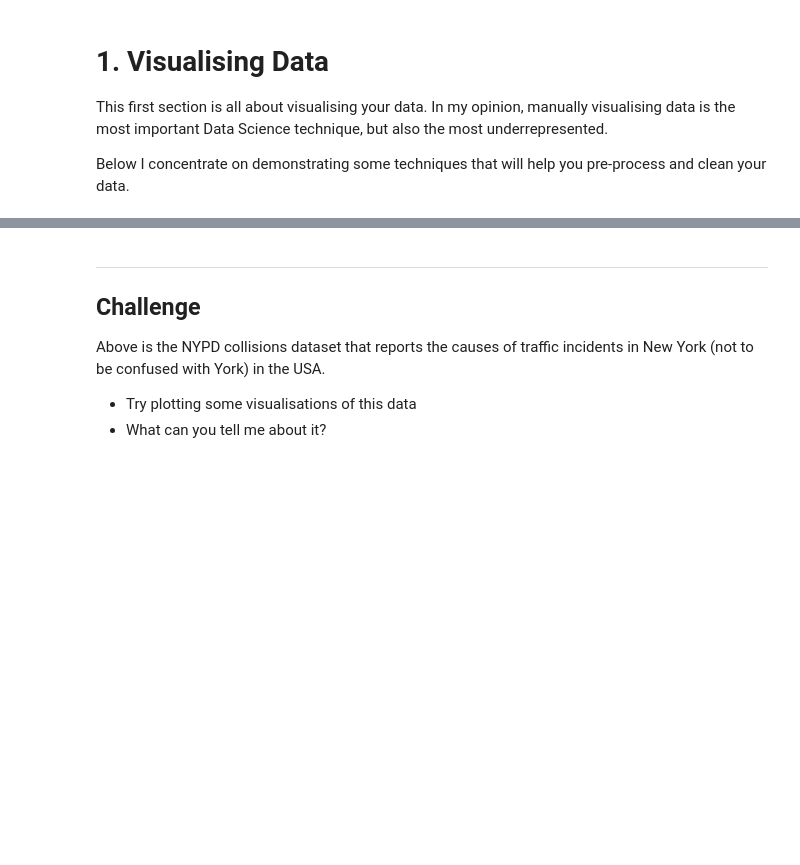
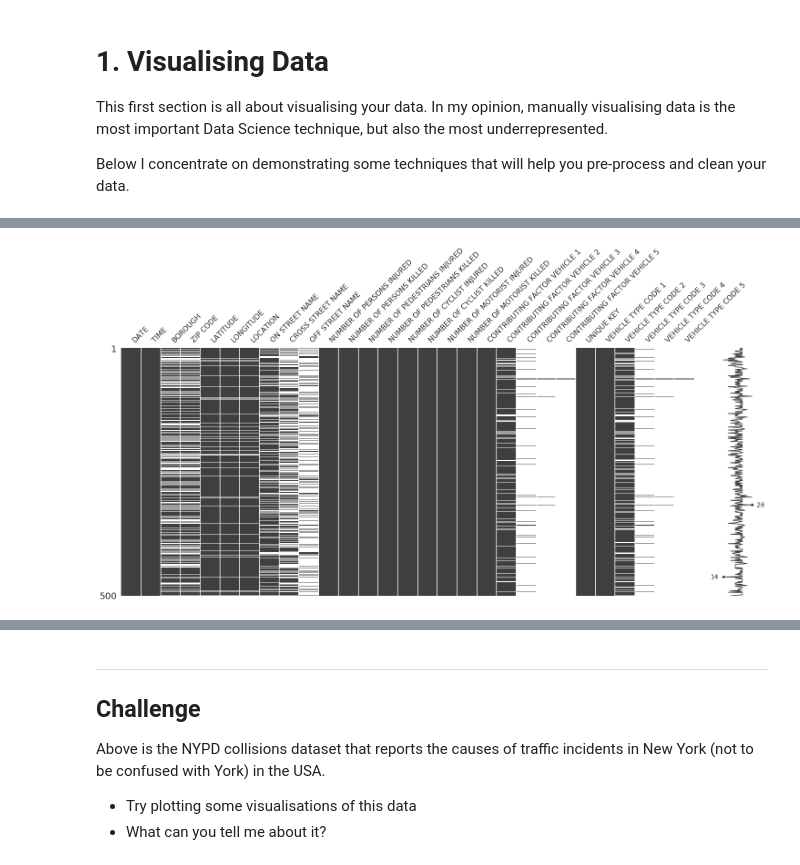
Before and after one commit to aaronaddleman/cleaning-data-at-scale, a Jupyter notebook: notebooks/notebook.ipynb, the cells around one changed output, grey strips where cells are left out. Drawn from its saved outputs; the diff is of its cells as text; code cells hidden in the pictures; blank space fills up the shorter version.

```diff
--- a/notebooks/notebook.ipynb
+++ b/notebooks/notebook.ipynb
@@ -59,3 +91,7 @@ sns.heatmap(corr, mask=mask, cmap=cmap, vmax=0.8, vmin=-0.8, square=True);
 # %%
 url = "../data/nypd-motor-vehicle-collisions.csv"
 collisions = pd.read_csv(url)
+# %%
+msno.matrix(collisions.sample(500));
+# %% [output]
+[figure, added]
```
Also changed, not shown: parts of 22 cells of this notebook.
